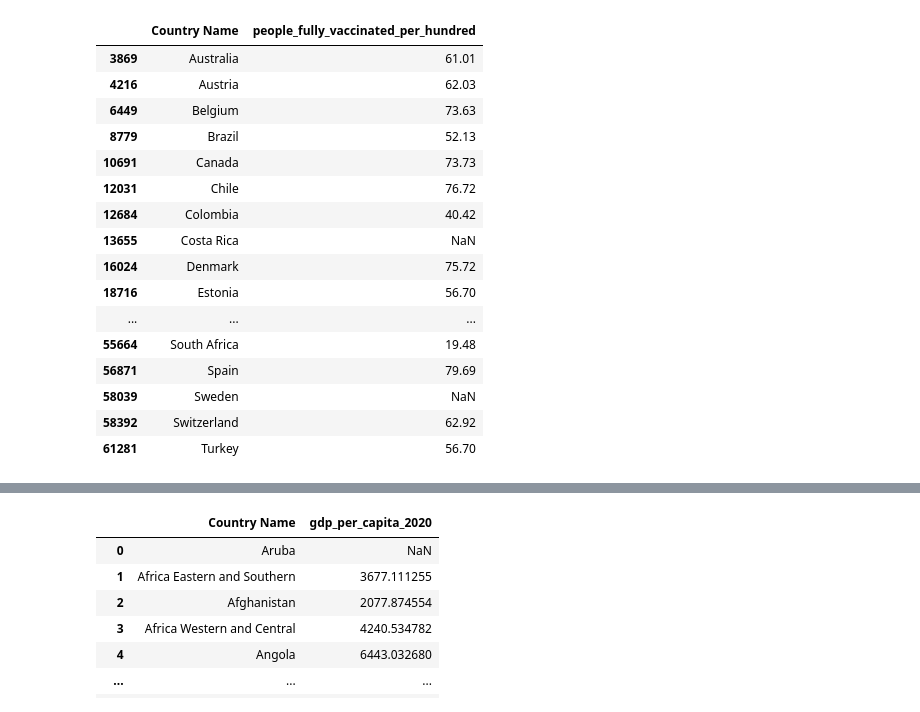
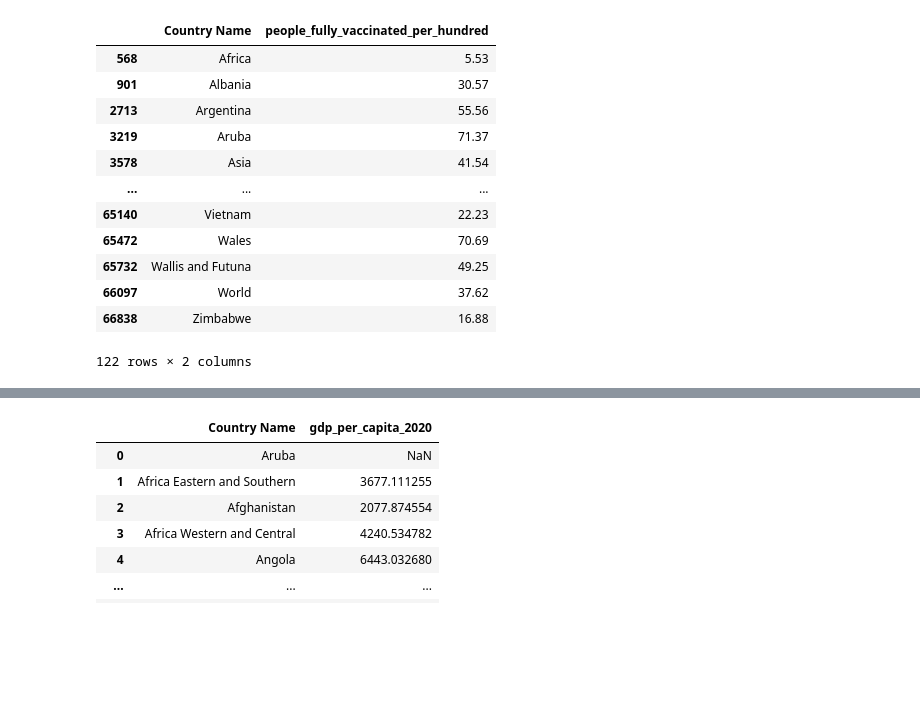
Before and after one commit to ValentinaMiller/Influences-on-covid-19-vaccination-rates, a Jupyter notebook: Data_cleaning.ipynb, the cells around one changed output, grey strips where cells are left out. Cells and saved outputs as stored; diff of their text form; code cells hidden in the pictures; blank space fills up the shorter version.

```diff
--- a/Data_cleaning.ipynb
+++ b/Data_cleaning.ipynb
@@ -16,25 +16,22 @@ country_list={'Australia', 'Austria', 'Belgium', 'Brazil', 'Canada', 'Chile', 'C
  'South Africa', 'Spain', 'Sweden', 'Switzerland', 'Turkey'}
 # %%
 df = pd.read_csv('COVID-19_vaccination_rates.csv')
-df=df.loc[(df["date"]=="2021-10-25")].loc[(df["location"].isin(country_list))] # select date and countries
+df=df.loc[(df["date"]=="2021-10-25")]#.loc[(df["location"].isin(country_list))] # select date and countries
 df=df[["location","people_fully_vaccinated_per_hundred"]] # reduce to countries and percentage of vaccinated ppl
 df.rename(columns={'location': 'Country Name'}, inplace=True)
+df=df.loc[(df["people_fully_vaccinated_per_hundred"]==df["people_fully_vaccinated_per_hundred"])]
 df
 # %% [output]
 |  | Country Name | people_fully_vaccinated_per_hundred |
-| 3869 | Australia | 61.01 |
-| 4216 | Austria | 62.03 |
-| 6449 | Belgium | 73.63 |
-| 8779 | Brazil | 52.13 |
-| 10691 | Canada | 73.73 |
-| 12031 | Chile | 76.72 |
-| 12684 | Colombia | 40.42 |
-| 13655 | Costa Rica | NaN |
-| 16024 | Denmark | 75.72 |
-| 18716 | Estonia | 56.70 |
+| 568 | Africa | 5.53 |
+| 901 | Albania | 30.57 |
+| 2713 | Argentina | 55.56 |
+| 3219 | Aruba | 71.37 |
+| 3578 | Asia | 41.54 |
 | ... | ... | ... |
-| 55664 | South Africa | 19.48 |
-| 56871 | Spain | 79.69 |
-| 58039 | Sweden | NaN |
-| 58392 | Switzerland | 62.92 |
-| 61281 | Turkey | 56.70 |
+| 65140 | Vietnam | 22.23 |
+| 65472 | Wales | 70.69 |
+| 65732 | Wallis and Futuna | 49.25 |
+| 66097 | World | 37.62 |
+| 66838 | Zimbabwe | 16.88 |
+122 rows × 2 columns
```
Also changed, not shown: parts of 5 cells of this notebook.
